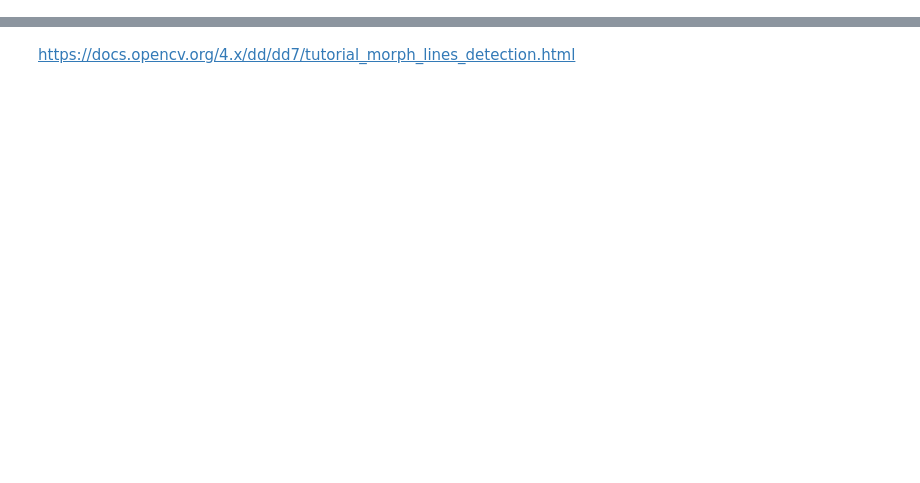
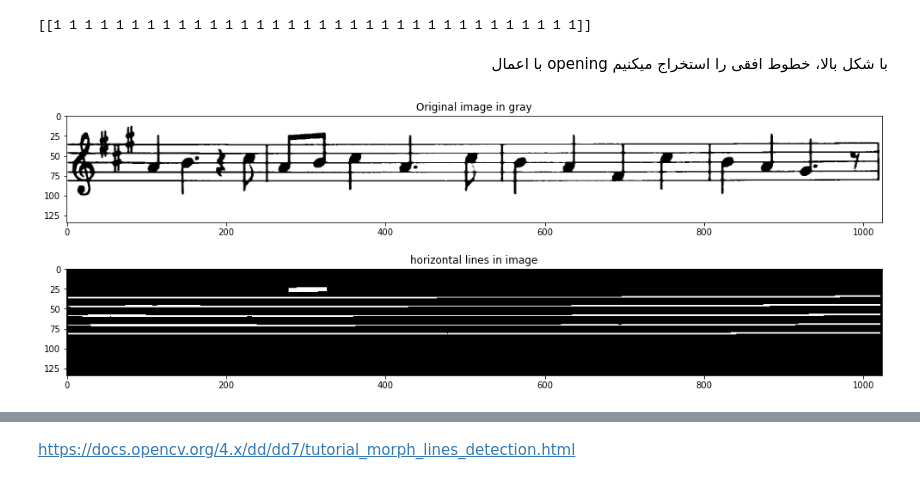
Before and after one commit to Alireza-Akhavan/class.vision, a Jupyter notebook: 24-remove-horizental-line.ipynb, the cells around one changed output, grey strips where cells are left out. Drawn from its saved outputs; the diff is of its cells as text; code cells hidden in the pictures; blank space fills up the shorter version.

```diff
--- a/24-remove-horizental-line.ipynb
+++ b/24-remove-horizental-line.ipynb
@@ -85,0 +30,21 @@ show_wait_destroy("smooth - final", vertical)
+# %%
+cols = binary_image.shape[1]
+horizontal_size = cols // 30
+
+# Create structure element for extracting horizontal lines through morphology operations
+horizontalStructure = cv2.getStructuringElement(cv2.MORPH_RECT, (horizontal_size, 1))
+print(horizontalStructure)
+# %% [output]
+[[1 1 1 1 1 1 1 1 1 1 1 1 1 1 1 1 1 1 1 1 1 1 1 1 1 1 1 1 1 1 1 1 1 1]]
+# %% [markdown]
+<div style="direction:rtl;text-align:right;font-family:Tahoma">
+با اعمال opening با شکل بالا، خطوط افقی را استخراج میکنیم</div>
+# %%
+# Apply morphology operations
+horizontal = cv2.morphologyEx(binary_image, cv2.MORPH_OPEN, horizontalStructure)
+
+plt.figure(figsize=[17,6])
+plt.subplot(211);plt.imshow(gray_image, cmap='gray');plt.title("Original image in gray");
+plt.subplot(212);plt.imshow(horizontal, cmap='gray');plt.title("horizontal lines in image");
+# %% [output]
+[figure, added]
```
Also changed, not shown: parts of 20 cells of this notebook, 23 other files.
